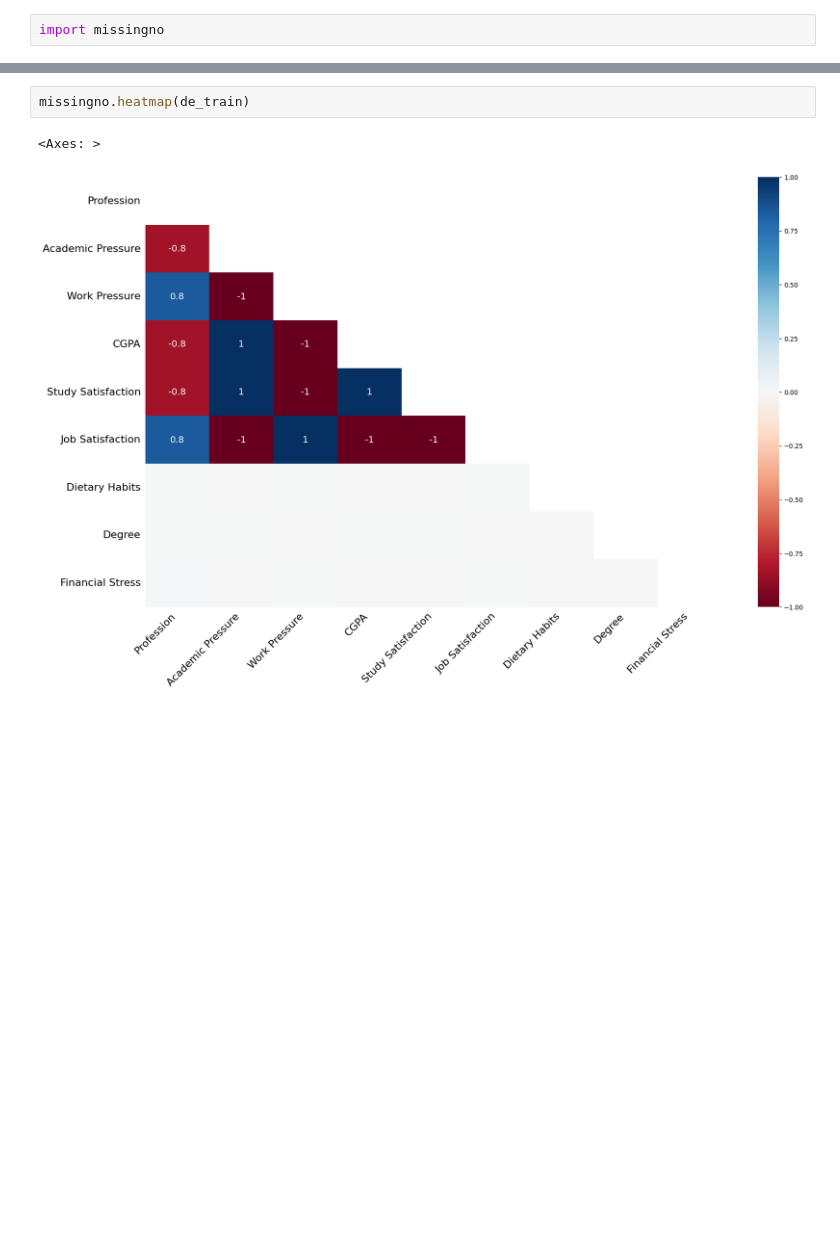
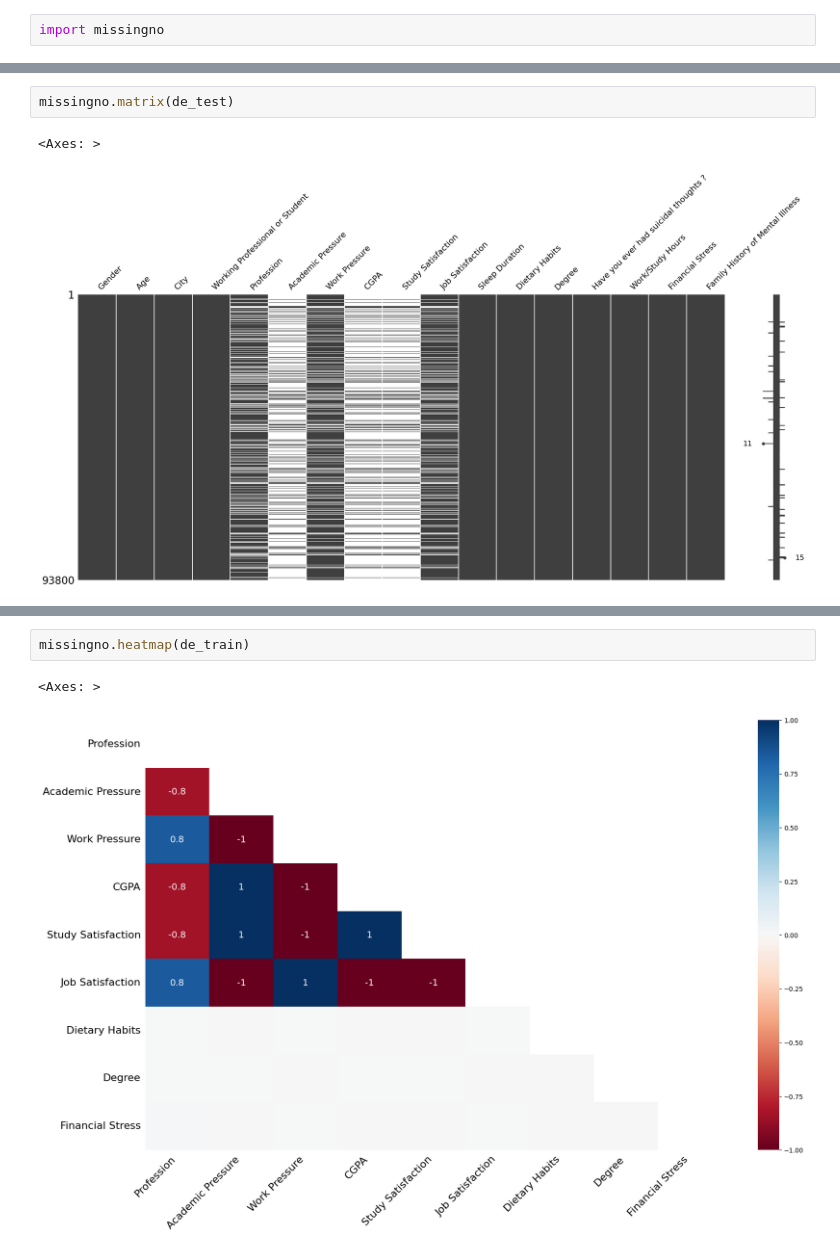
Before and after one commit to Anqi-Wang-aug/kaggle-competition-depression-prediction, a Jupyter notebook: script.ipynb, the cells around one changed output, grey strips where cells are left out. Drawn from its saved outputs; the diff is of its cells as text; blank space fills up the shorter version.

```diff
--- a/script.ipynb
+++ b/script.ipynb
@@ -56,3 +64,8 @@ missingno.matrix(de_train)
+# %%
+missingno.matrix(de_test)
+# %% [output]
+<Axes: >
+[figure, added]
 # %%
 missingno.bar(de_train)
 # %% [output]
```
Also changed, not shown: parts of 196 cells of this notebook.
